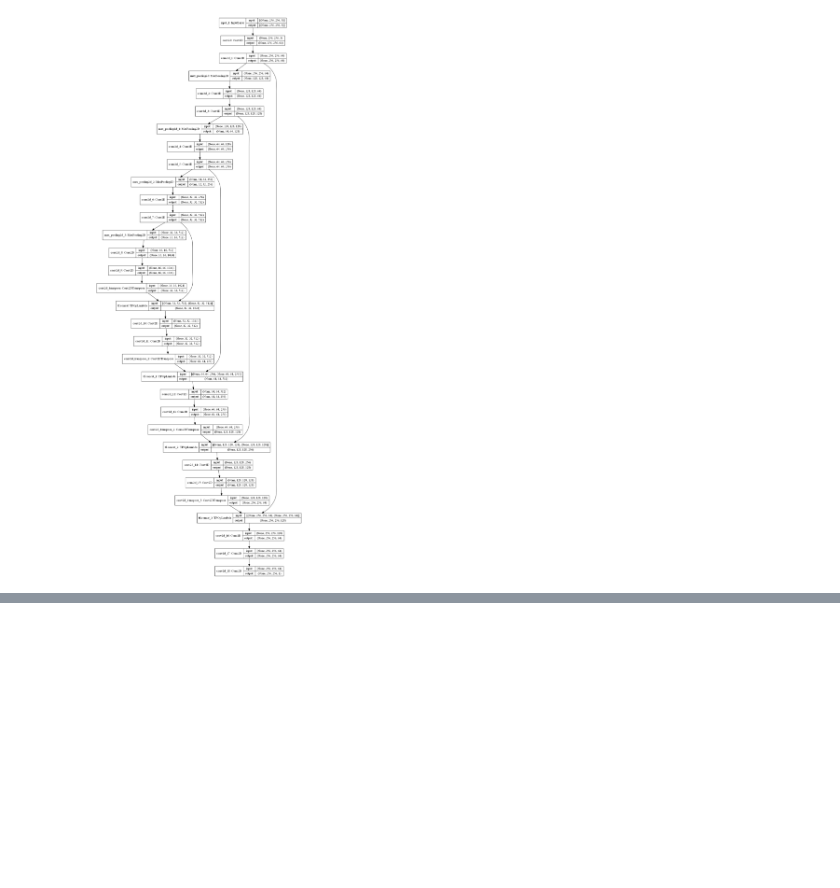
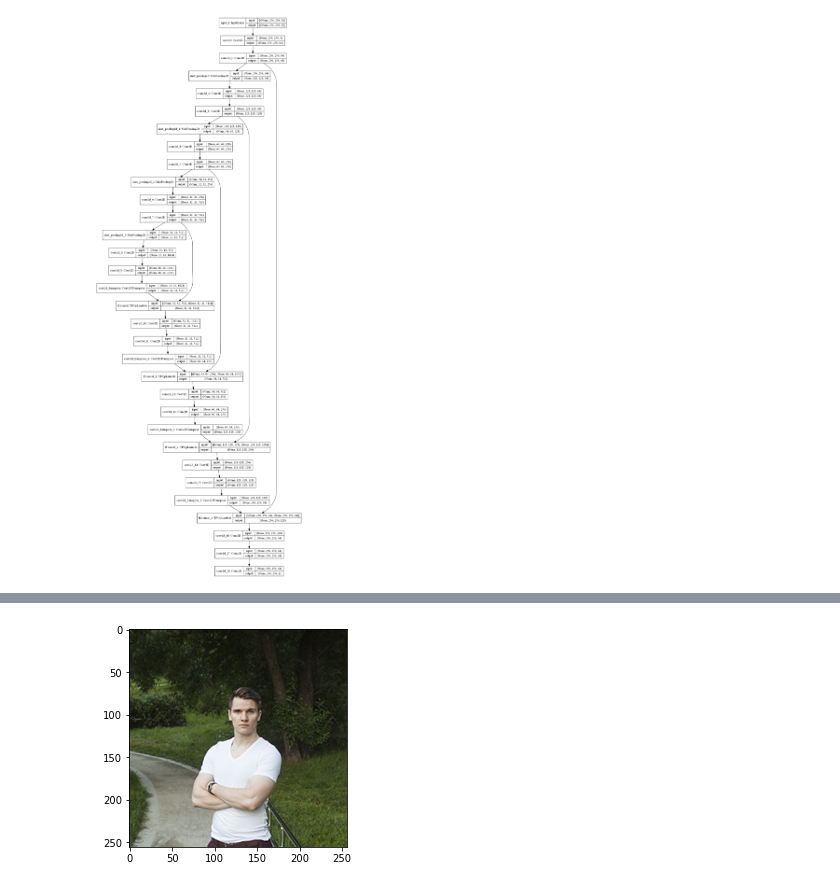
Before and after one commit to superbe/deep_learning_in_computer_vision, a Jupyter notebook: Lesson 4/COCO.ipynb, the cells around one changed output, grey strips where cells are left out. Drawn from its saved outputs; the diff is of its cells as text; code cells hidden in the pictures; blank space fills up the shorter version.

```diff
--- a/Lesson 4/COCO.ipynb
+++ b/Lesson 4/COCO.ipynb
@@ -224,0 +229,6 @@ Hint: If you want to see a list of allocated tensors when OOM happens, add repor
+# %%
+img = imageio.imread('me_256.png')
+img = img.astype(np.float32) / 255.
+_=plt.imshow(img)
+# %% [output]
+[figure, added]
```
Also changed, not shown: parts of 10 cells of this notebook.
